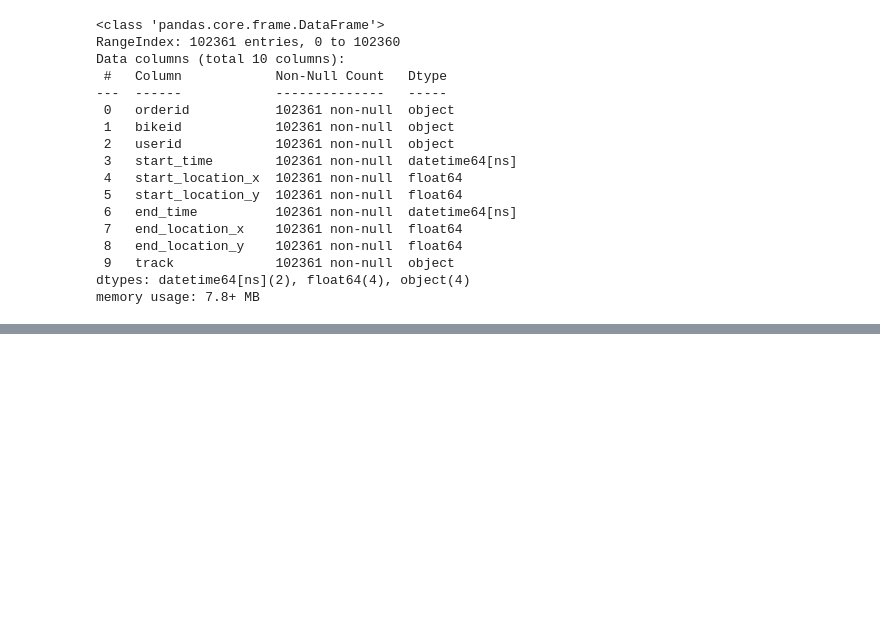
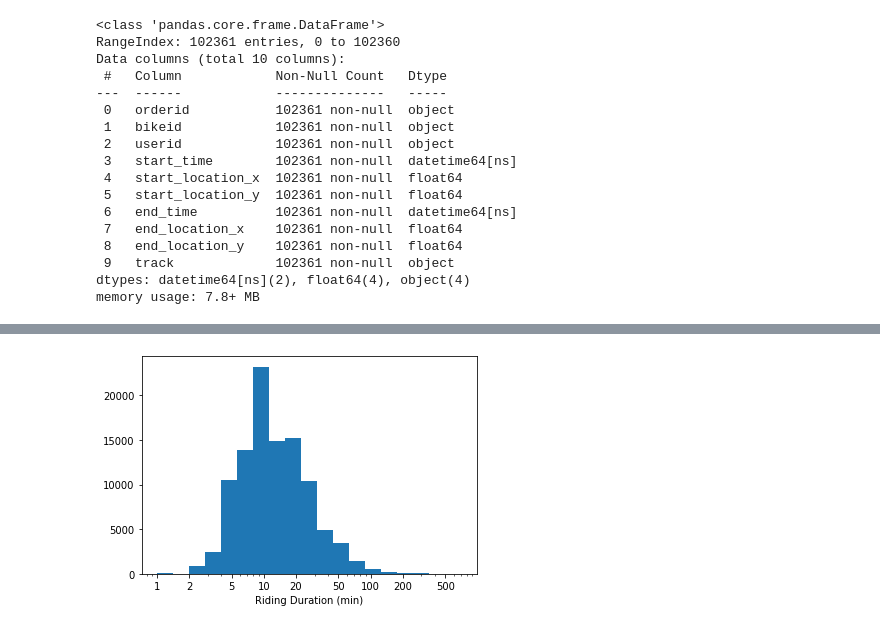
Before and after one commit to Andrehinh/Interesting-python, a Jupyter notebook: Mobike/Mobike_shanghai.ipynb, the cells around one changed output, grey strips where cells are left out. Cells and saved outputs as stored; diff of their text form; code cells hidden in the pictures; blank space fills up the shorter version.

```diff
--- a/Mobike/Mobike_shanghai.ipynb
+++ b/Mobike/Mobike_shanghai.ipynb
@@ -239,0 +359,10 @@ def get_ring(item):
+# %%
+# 观察到数据分布存在明显的长尾，对x轴使用log变化以观察分布规律
+bins = 10 ** np.arange(0, np.log10(df_e.ttl_min.max()) + 0.15, 0.15)
+plt.hist(data = df_e, x = 'ttl_min', bins = bins);
+plt.xscale('log')
+xticks = (1, 2, 5, 10, 20, 50, 100, 200, 500)
+plt.xticks(xticks, xticks);
+plt.xlabel('Riding Duration (min)');
+# %% [output]
+[figure, added]
```
Also changed, not shown: parts of 71 cells of this notebook.
